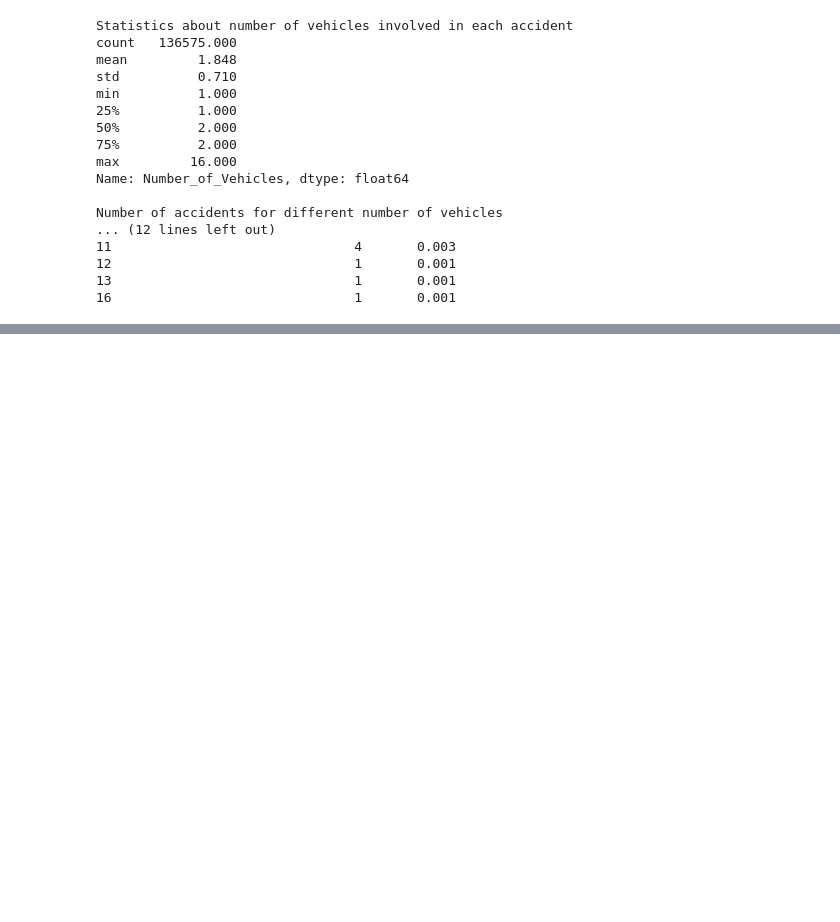
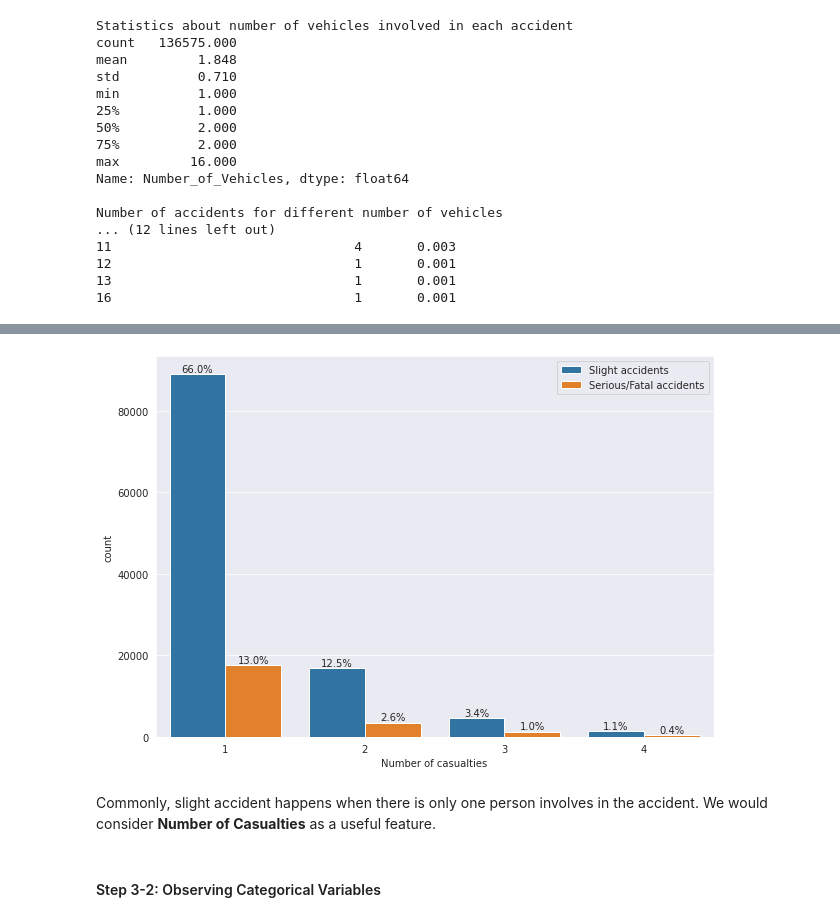
Before and after one commit to brian-pan/road-safety-machine-learning-report, a Jupyter notebook: machine_learning_python_project_one.ipynb, the cells around one changed output, grey strips where cells are left out. Cells and saved outputs as stored; diff of their text form; code cells hidden in the pictures; blank space fills up the shorter version.

Commit message:
finished step 3-1

```diff
--- a/machine_learning_python_project_one.ipynb
+++ b/machine_learning_python_project_one.ipynb
@@ -298,0 +345,21 @@ df = df.drop(df[df.Number_of_Vehicles > 4].index)
+# %%
+# To avoid the rare cases and simplify the task,
+# ignore accidents with more than 4 cars.
+df = df.drop(df[df.Number_of_Casualties > 4].index)
+# %%
+plt.figure(figsize=(10,7))
+ax = sns.countplot(x=df.Number_of_Casualties, hue=df.Serious_Accident)
+for p in ax.patches:
+    x = p.get_bbox().get_points()[:,0]
+    y = p.get_bbox().get_points()[1,1]
+    ax.annotate('{:.1f}%'.format(100. * y / df['Serious_Accident'].value_counts().sum()), (x.mean(), y),
+            ha='center', va='bottom') # set the alignment of the text
+plt.xlabel("Number of casualties")
+plt.legend(labels=['Slight accidents', 'Serious/Fatal accidents'])
+plt.show()
+# %% [output]
+[figure, added]
+# %% [markdown]
+Commonly, slight accident happens when there is only one person involves in the accident. We would consider **Number of Casualties** as a useful feature.
+# %% [markdown]
+#### Step 3-2: Observing Categorical Variables
```
Also changed, not shown: parts of 11 cells of this notebook.
